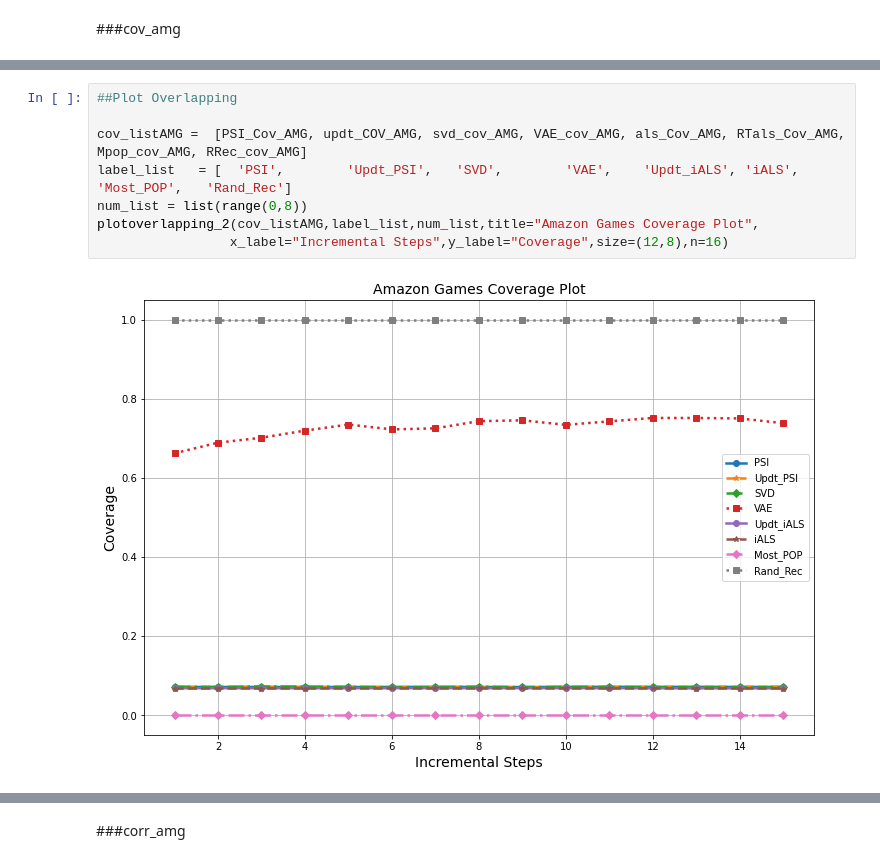
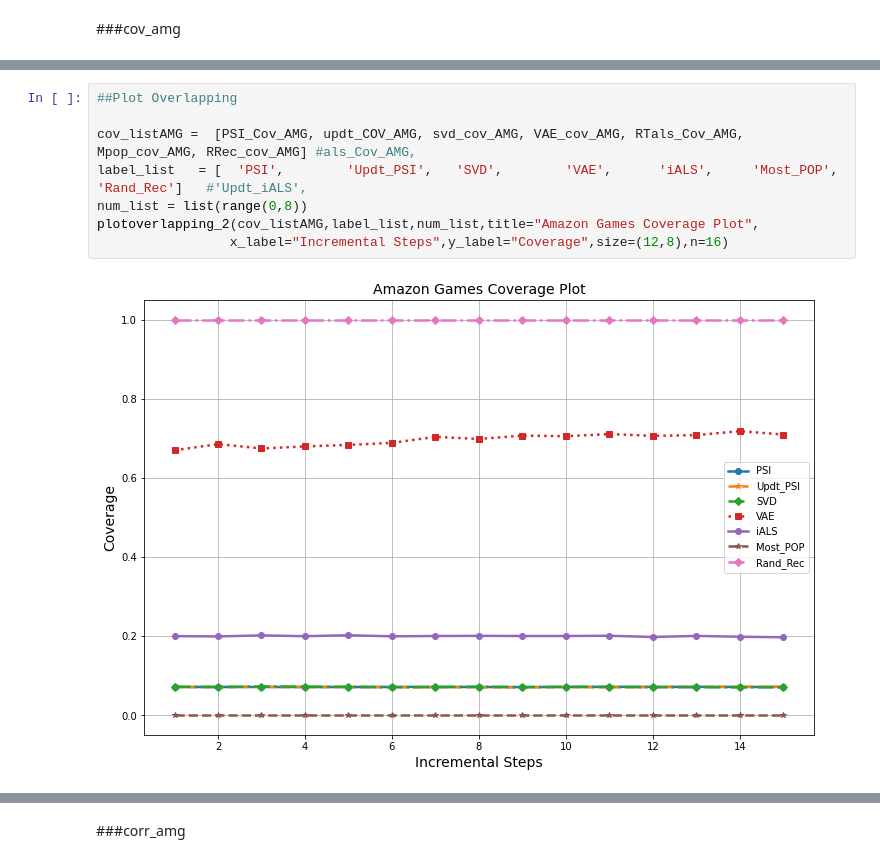
Before and after one commit to Oluwafemi-939/Incremental_PSI, a Jupyter notebook: Notebooks/Results_Note.ipynb, the cells around one changed output, grey strips where cells are left out. Cells and saved outputs as stored; diff of their text form.

```diff
--- a/Notebooks/Results_Note.ipynb
+++ b/Notebooks/Results_Note.ipynb
@@ -235,13 +254,13 @@ makeplot(AllSteps_15,AMZGames_covDF,y_label="Coverage",x_label="Incremental Step
 # %%
 ##Plot Overlapping
 
-cov_listAMG =  [PSI_Cov_AMG, updt_COV_AMG, svd_cov_AMG, VAE_cov_AMG, als_Cov_AMG, RTals_Cov_AMG, Mpop_cov_AMG, RRec_cov_AMG]
-label_list   = [  'PSI',        'Updt_PSI',   'SVD',        'VAE',    'Updt_iALS', 'iALS',        'Most_POP',   'Rand_Rec']
+cov_listAMG =  [PSI_Cov_AMG, updt_COV_AMG, svd_cov_AMG, VAE_cov_AMG, RTals_Cov_AMG, Mpop_cov_AMG, RRec_cov_AMG] #als_Cov_AMG,
+label_list   = [  'PSI',        'Updt_PSI',   'SVD',        'VAE',      'iALS',     'Most_POP',   'Rand_Rec']   #'Updt_iALS',
 num_list = list(range(0,8))
 plotoverlapping_2(cov_listAMG,label_list,num_list,title="Amazon Games Coverage Plot",
                  x_label="Incremental Steps",y_label="Coverage",size=(12,8),n=16)
 # %% [output]
-[figure, old version]
+[figure, new version]
 # %%
 make_boxplot(AMZGames_covDF,"Coverage",'Models','Coverage Range of Values (Amazon Games)')
 # %% [output]
```
Also changed, not shown: parts of 76 cells of this notebook.
